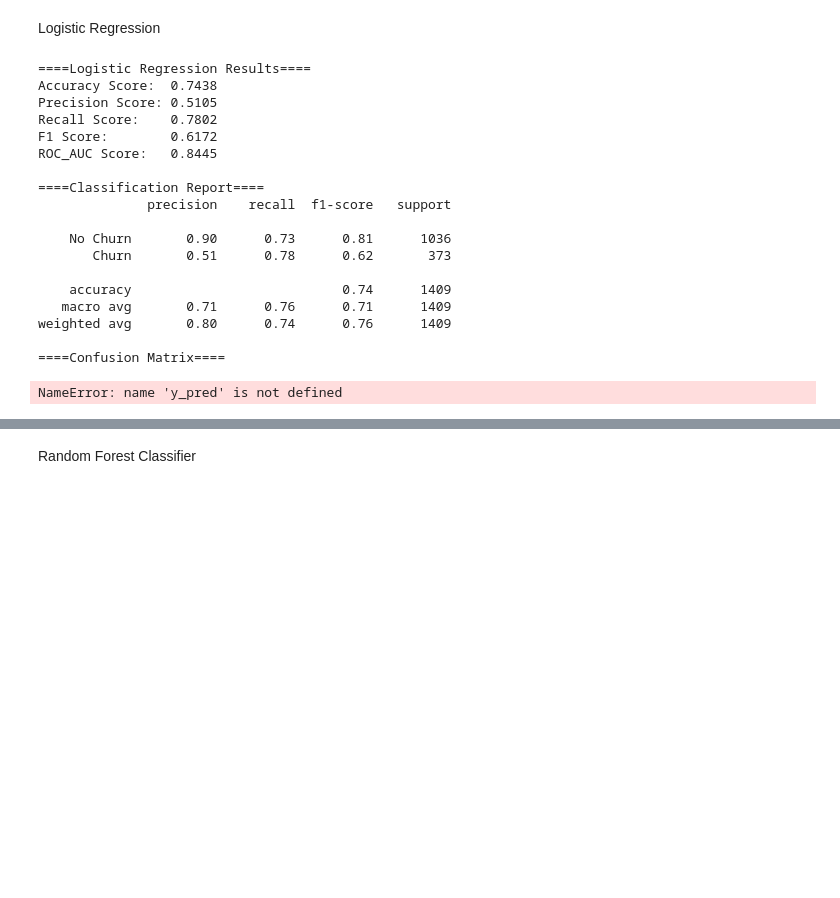
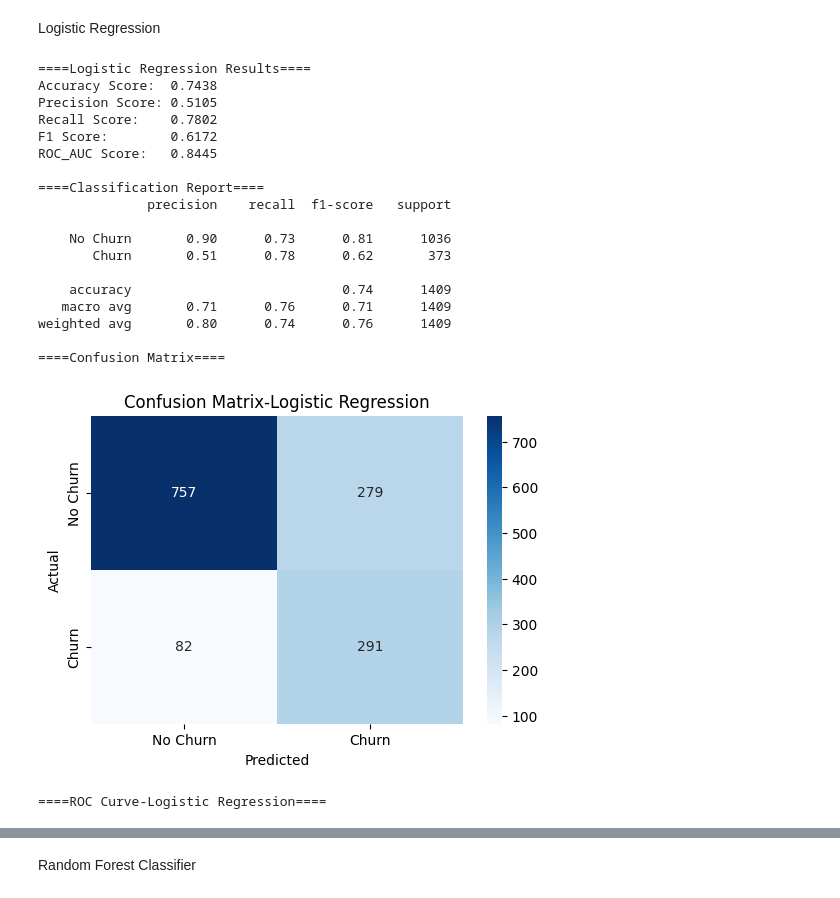
Before and after one commit to noobmaster4026/Churning-Prediction, a Jupyter notebook: churnPrediction.ipynb, the cells around one changed output, grey strips where cells are left out. Cells and saved outputs as stored; diff of their text form; code cells hidden in the pictures; blank space fills up the shorter version.

Commit message:
fixed logistic regression problem

```diff
--- a/churnPrediction.ipynb
+++ b/churnPrediction.ipynb
@@ -533,7 +533,7 @@ evaluate_model("Logistic Regression", y_test, y_pred_lr, y_prob_lr)
 
 #confusion matrix
 print("="*4+"Confusion Matrix"+"="*4)
-cm=confusion_matrix(y_test,y_pred)
+cm=confusion_matrix(y_test,y_pred_lr)
 plt.figure(figsize=(6,4))
 sb.heatmap(cm,annot=True,fmt="d",cmap="Blues",
            xticklabels=["No Churn", "Churn"],
@@ -543,31 +543,32 @@ plt.ylabel("Actual")
 plt.xlabel("Predicted")
 plt.show()
 print("\n"+"="*4+"ROC Curve-Logistic Regression"+"="*4)
 #ROC curve
 fig,ax=plt.subplots(figsize=(7,5))
 RocCurveDisplay.from_estimator(lor,X_test,
                                y_test,
                                name="Logistic Regression",
                                ax=ax)
 ax.set_title("ROC Curve-Logistic Regression")
 plt.show()
 # %% [output]
 ====Logistic Regression Results====
 Accuracy Score:  0.7438
 Precision Score: 0.5105
 Recall Score:    0.7802
 F1 Score:        0.6172
 ROC_AUC Score:   0.8445
 
 ====Classification Report====
               precision    recall  f1-score   support
 
     No Churn       0.90      0.73      0.81      1036
        Churn       0.51      0.78      0.62       373
 
     accuracy                           0.74      1409
    macro avg       0.71      0.76      0.71      1409
 weighted avg       0.80      0.74      0.76      1409
 
 ====Confusion Matrix====
+[figure, added]
-NameError: name 'y_pred' is not defined
+====ROC Curve-Logistic Regression====
```
Also changed, not shown: parts of 6 cells of this notebook.
